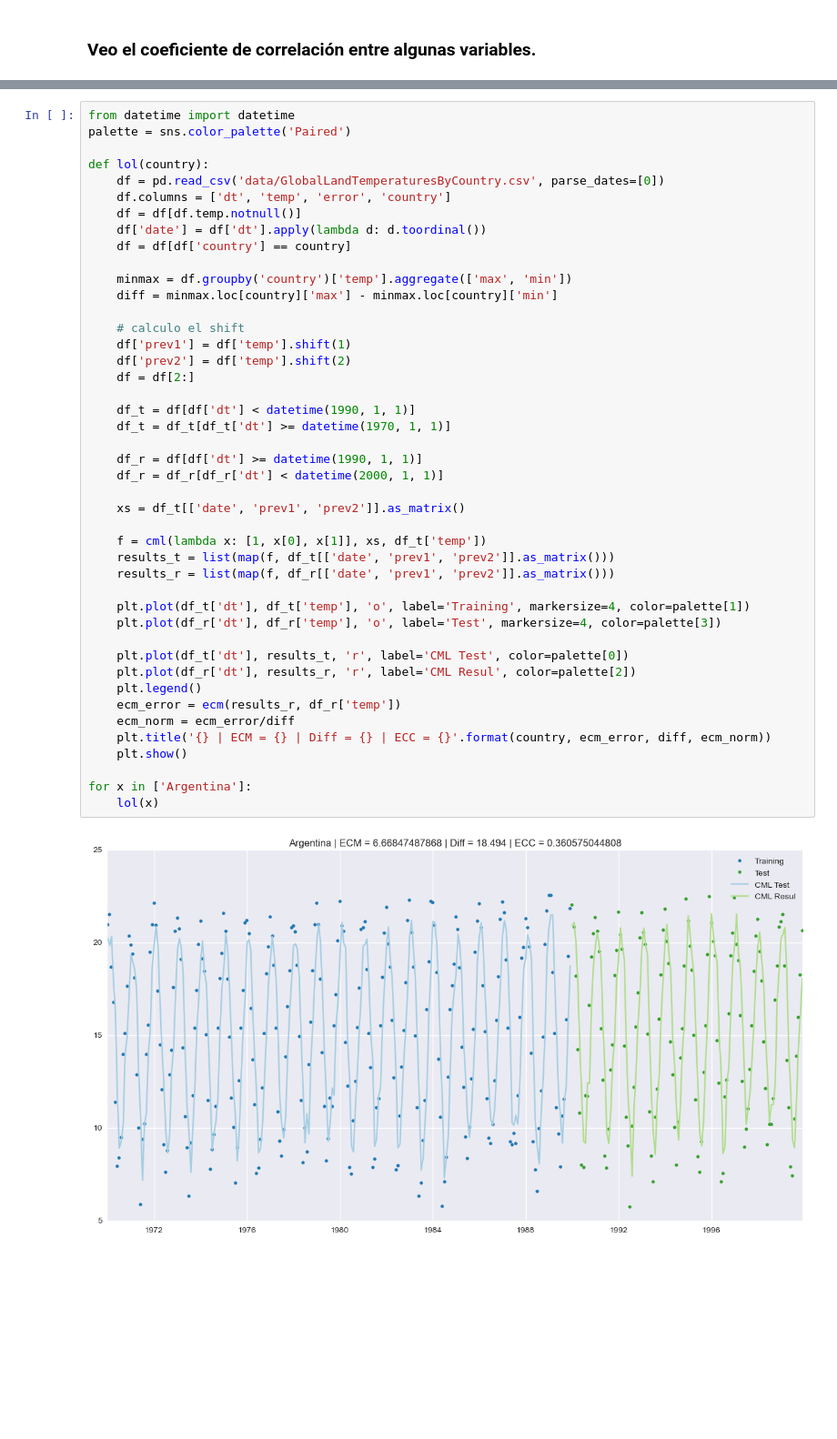
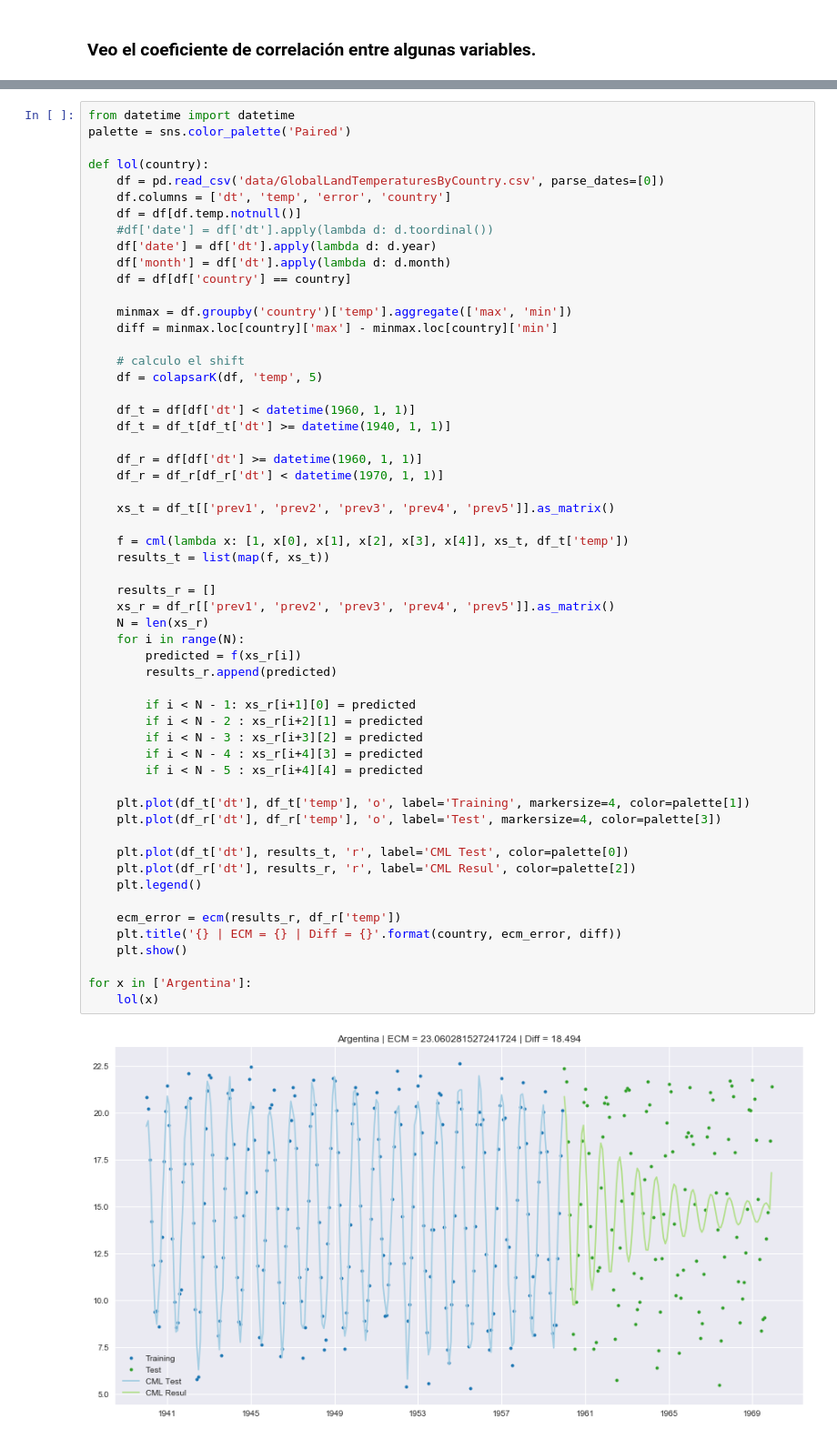
Before and after one commit to smcsicardi/metnum-tp3, a Jupyter notebook: temperature by countries.ipynb, the cells around one changed output, grey strips where cells are left out. Shown at 91% size. Saved outputs shown, nothing was run; the diff lists cells and outputs as text; blank space fills up the shorter version.

```diff
--- a/temperature by countries.ipynb
+++ b/temperature by countries.ipynb
@@ -176,45 +176,57 @@ with sns.axes_style("white"):
 from datetime import datetime
 palette = sns.color_palette('Paired')
 
 def lol(country):
     df = pd.read_csv('data/GlobalLandTemperaturesByCountry.csv', parse_dates=[0])
     df.columns = ['dt', 'temp', 'error', 'country']
     df = df[df.temp.notnull()]
-    df['date'] = df['dt'].apply(lambda d: d.toordinal())
+    #df['date'] = df['dt'].apply(lambda d: d.toordinal())
+    df['date'] = df['dt'].apply(lambda d: d.year)
+    df['month'] = df['dt'].apply(lambda d: d.month)
     df = df[df['country'] == country]
 
     minmax = df.groupby('country')['temp'].aggregate(['max', 'min'])
     diff = minmax.loc[country]['max'] - minmax.loc[country]['min']
 
     # calculo el shift
-    df['prev1'] = df['temp'].shift(1)
-    df['prev2'] = df['temp'].shift(2)
-    df = df[2:]
+    df = colapsarK(df, 'temp', 5)
 
-    df_t = df[df['dt'] < datetime(1990, 1, 1)]
-    df_t = df_t[df_t['dt'] >= datetime(1970, 1, 1)]
+    df_t = df[df['dt'] < datetime(1960, 1, 1)]
+    df_t = df_t[df_t['dt'] >= datetime(1940, 1, 1)]
 
-    df_r = df[df['dt'] >= datetime(1990, 1, 1)]
-    df_r = df_r[df_r['dt'] < datetime(2000, 1, 1)]
+    df_r = df[df['dt'] >= datetime(1960, 1, 1)]
+    df_r = df_r[df_r['dt'] < datetime(1970, 1, 1)]
 
-    xs = df_t[['date', 'prev1', 'prev2']].as_matrix()
+    xs_t = df_t[['prev1', 'prev2', 'prev3', 'prev4', 'prev5']].as_matrix()
 
-    f = cml(lambda x: [1, x[0], x[1]], xs, df_t['temp'])
-    results_t = list(map(f, df_t[['date', 'prev1', 'prev2']].as_matrix()))
-    results_r = list(map(f, df_r[['date', 'prev1', 'prev2']].as_matrix()))
+    f = cml(lambda x: [1, x[0], x[1], x[2], x[3], x[4]], xs_t, df_t['temp'])
+    results_t = list(map(f, xs_t))
+
+    results_r = []
+    xs_r = df_r[['prev1', 'prev2', 'prev3', 'prev4', 'prev5']].as_matrix()
+    N = len(xs_r)
+    for i in range(N):
+        predicted = f(xs_r[i])
+        results_r.append(predicted)
+
+        if i < N - 1: xs_r[i+1][0] = predicted
+        if i < N - 2 : xs_r[i+2][1] = predicted
+        if i < N - 3 : xs_r[i+3][2] = predicted
+        if i < N - 4 : xs_r[i+4][3] = predicted
+        if i < N - 5 : xs_r[i+4][4] = predicted
 
     plt.plot(df_t['dt'], df_t['temp'], 'o', label='Training', markersize=4, color=palette[1])
     plt.plot(df_r['dt'], df_r['temp'], 'o', label='Test', markersize=4, color=palette[3])
 
     plt.plot(df_t['dt'], results_t, 'r', label='CML Test', color=palette[0])
     plt.plot(df_r['dt'], results_r, 'r', label='CML Resul', color=palette[2])
     plt.legend()
+
     ecm_error = ecm(results_r, df_r['temp'])
-    ecm_norm = ecm_error/diff
-    plt.title('{} | ECM = {} | Diff = {} | ECC = {}'.format(country, ecm_error, diff, ecm_norm))
+    plt.title('{} | ECM = {} | Diff = {}'.format(country, ecm_error, diff))
     plt.show()
 
 for x in ['Argentina']:
     lol(x)
 # %% [output]
-[figure, old version]
+[figure, new version]
```
Also changed, not shown: 3 other files.
